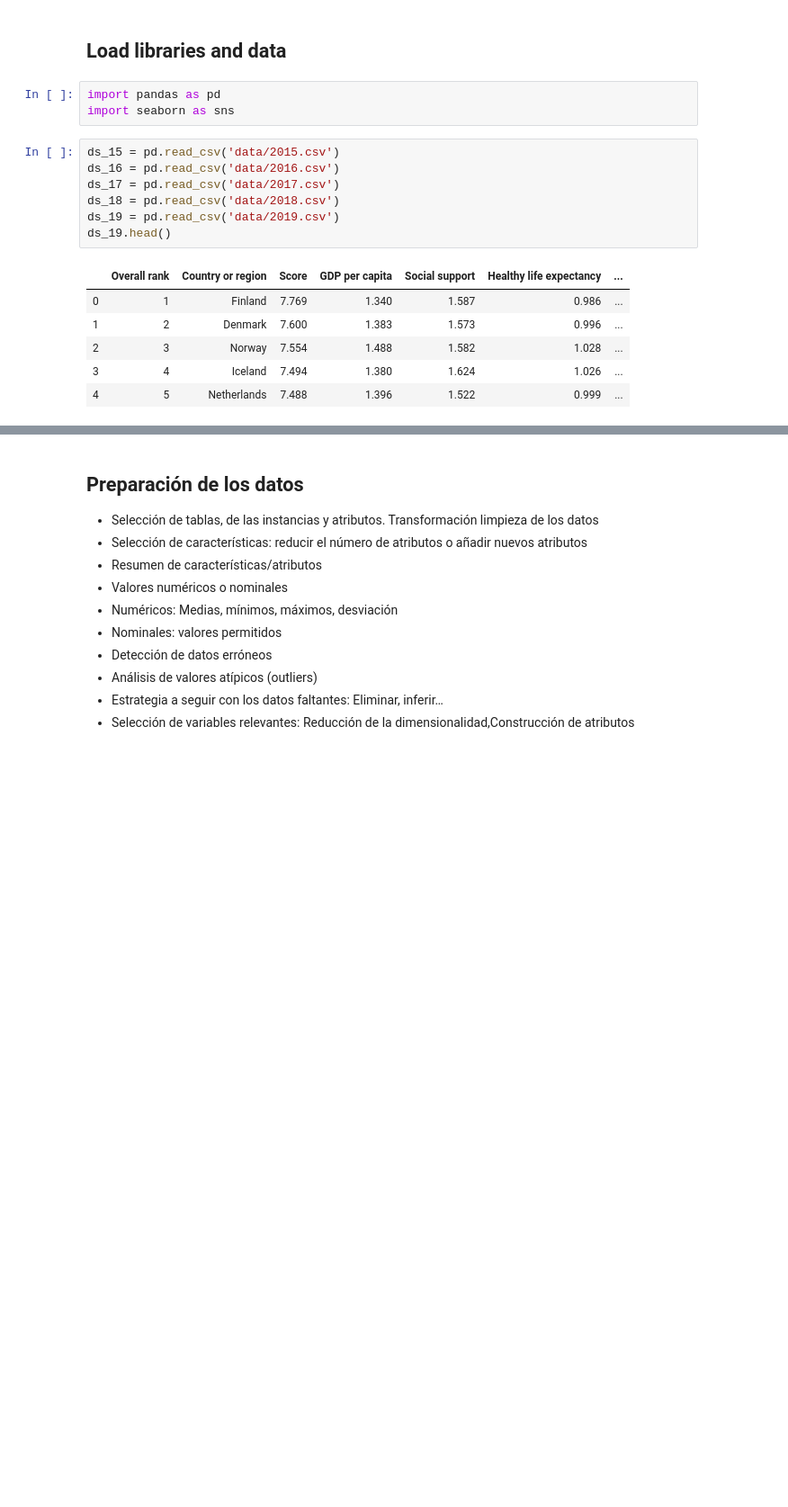
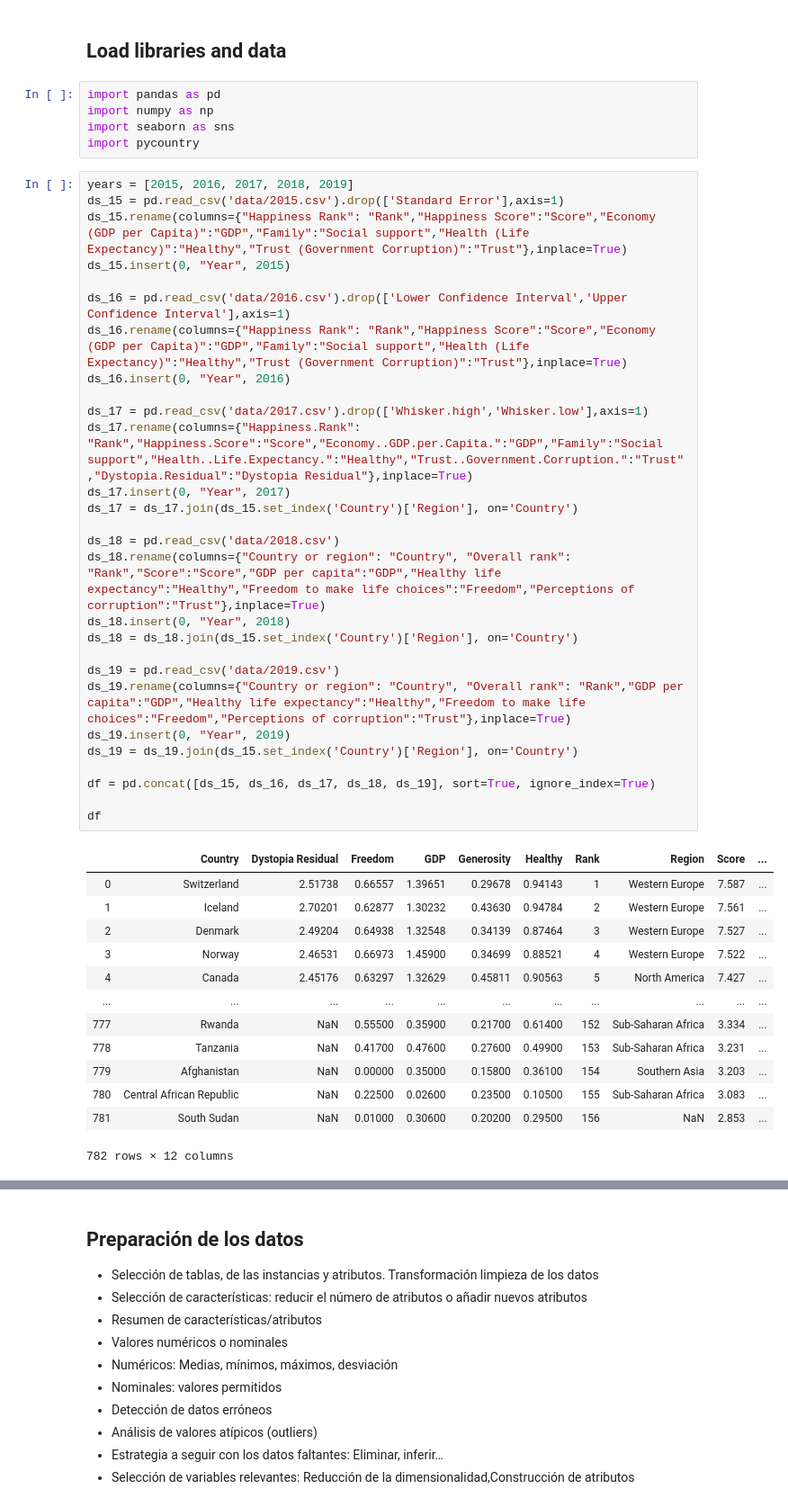
Before and after one commit to kiran1727/eaeDataScienceProject, a Jupyter notebook: Treball final Data science.ipynb, the cells around one changed output, grey strips where cells are left out. Shown at 90% size. Saved outputs shown, nothing was run; the diff lists cells and outputs as text; blank space fills up the shorter version.

```diff
--- a/Treball final Data science.ipynb
+++ b/Treball final Data science.ipynb
@@ -10,18 +10,48 @@ Dataset: https://www.kaggle.com/unsdsn/world-happiness
 ## Load libraries and data
 # %%
 import pandas as pd
+import numpy as np
 import seaborn as sns
+import pycountry
-# %%
-ds_15 = pd.read_csv('data/2015.csv')
-ds_16 = pd.read_csv('data/2016.csv')
-ds_17 = pd.read_csv('data/2017.csv')
-ds_18 = pd.read_csv('data/2018.csv')
-ds_19 = pd.read_csv('data/2019.csv')
-ds_19.head()
-# %% [output]
-|  | Overall rank | Country or region | Score | GDP per capita | Social support | Healthy life expectancy | ... |
-| 0 | 1 | Finland | 7.769 | 1.340 | 1.587 | 0.986 | ... |
-| 1 | 2 | Denmark | 7.600 | 1.383 | 1.573 | 0.996 | ... |
-| 2 | 3 | Norway | 7.554 | 1.488 | 1.582 | 1.028 | ... |
-| 3 | 4 | Iceland | 7.494 | 1.380 | 1.624 | 1.026 | ... |
-| 4 | 5 | Netherlands | 7.488 | 1.396 | 1.522 | 0.999 | ... |
+# %%
+years = [2015, 2016, 2017, 2018, 2019]
+ds_15 = pd.read_csv('data/2015.csv').drop(['Standard Error'],axis=1)
+ds_15.rename(columns={"Happiness Rank": "Rank","Happiness Score":"Score","Economy (GDP per Capita)":"GDP","Family":"Social support","Health (Life Expectancy)":"Healthy","Trust (Government Corruption)":"Trust"},inplace=True)
+ds_15.insert(0, "Year", 2015)
+
+ds_16 = pd.read_csv('data/2016.csv').drop(['Lower Confidence Interval','Upper Confidence Interval'],axis=1)
+ds_16.rename(columns={"Happiness Rank": "Rank","Happiness Score":"Score","Economy (GDP per Capita)":"GDP","Family":"Social support","Health (Life Expectancy)":"Healthy","Trust (Government Corruption)":"Trust"},inplace=True)
+ds_16.insert(0, "Year", 2016)
+
+ds_17 = pd.read_csv('data/2017.csv').drop(['Whisker.high','Whisker.low'],axis=1)
+ds_17.rename(columns={"Happiness.Rank": "Rank","Happiness.Score":"Score","Economy..GDP.per.Capita.":"GDP","Family":"Social support","Health..Life.Expectancy.":"Healthy","Trust..Government.Corruption.":"Trust","Dystopia.Residual":"Dystopia Residual"},inplace=True)
+ds_17.insert(0, "Year", 2017)
+ds_17 = ds_17.join(ds_15.set_index('Country')['Region'], on='Country')
+
+ds_18 = pd.read_csv('data/2018.csv')
+ds_18.rename(columns={"Country or region": "Country", "Overall rank": "Rank","Score":"Score","GDP per capita":"GDP","Healthy life expectancy":"Healthy","Freedom to make life choices":"Freedom","Perceptions of corruption":"Trust"},inplace=True)
+ds_18.insert(0, "Year", 2018)
+ds_18 = ds_18.join(ds_15.set_index('Country')['Region'], on='Country')
+
+ds_19 = pd.read_csv('data/2019.csv')
+ds_19.rename(columns={"Country or region": "Country", "Overall rank": "Rank","GDP per capita":"GDP","Healthy life expectancy":"Healthy","Freedom to make life choices":"Freedom","Perceptions of corruption":"Trust"},inplace=True)
+ds_19.insert(0, "Year", 2019)
+ds_19 = ds_19.join(ds_15.set_index('Country')['Region'], on='Country')
+
+df = pd.concat([ds_15, ds_16, ds_17, ds_18, ds_19], sort=True, ignore_index=True)
+
+df
+# %% [output]
+|  | Country | Dystopia Residual | Freedom | GDP | Generosity | Healthy | Rank | Region | Score | ... |
+| 0 | Switzerland | 2.51738 | 0.66557 | 1.39651 | 0.29678 | 0.94143 | 1 | Western Europe | 7.587 | ... |
+| 1 | Iceland | 2.70201 | 0.62877 | 1.30232 | 0.43630 | 0.94784 | 2 | Western Europe | 7.561 | ... |
+| 2 | Denmark | 2.49204 | 0.64938 | 1.32548 | 0.34139 | 0.87464 | 3 | Western Europe | 7.527 | ... |
+| 3 | Norway | 2.46531 | 0.66973 | 1.45900 | 0.34699 | 0.88521 | 4 | Western Europe | 7.522 | ... |
+| 4 | Canada | 2.45176 | 0.63297 | 1.32629 | 0.45811 | 0.90563 | 5 | North America | 7.427 | ... |
+| ... | ... | ... | ... | ... | ... | ... | ... | ... | ... | ... |
+| 777 | Rwanda | NaN | 0.55500 | 0.35900 | 0.21700 | 0.61400 | 152 | Sub-Saharan Africa | 3.334 | ... |
+| 778 | Tanzania | NaN | 0.41700 | 0.47600 | 0.27600 | 0.49900 | 153 | Sub-Saharan Africa | 3.231 | ... |
+| 779 | Afghanistan | NaN | 0.00000 | 0.35000 | 0.15800 | 0.36100 | 154 | Southern Asia | 3.203 | ... |
+| 780 | Central African Republic | NaN | 0.22500 | 0.02600 | 0.23500 | 0.10500 | 155 | Sub-Saharan Africa | 3.083 | ... |
+| 781 | South Sudan | NaN | 0.01000 | 0.30600 | 0.20200 | 0.29500 | 156 | NaN | 2.853 | ... |
+782 rows × 12 columns
```
Also changed, not shown: parts of 13 cells of this notebook.
